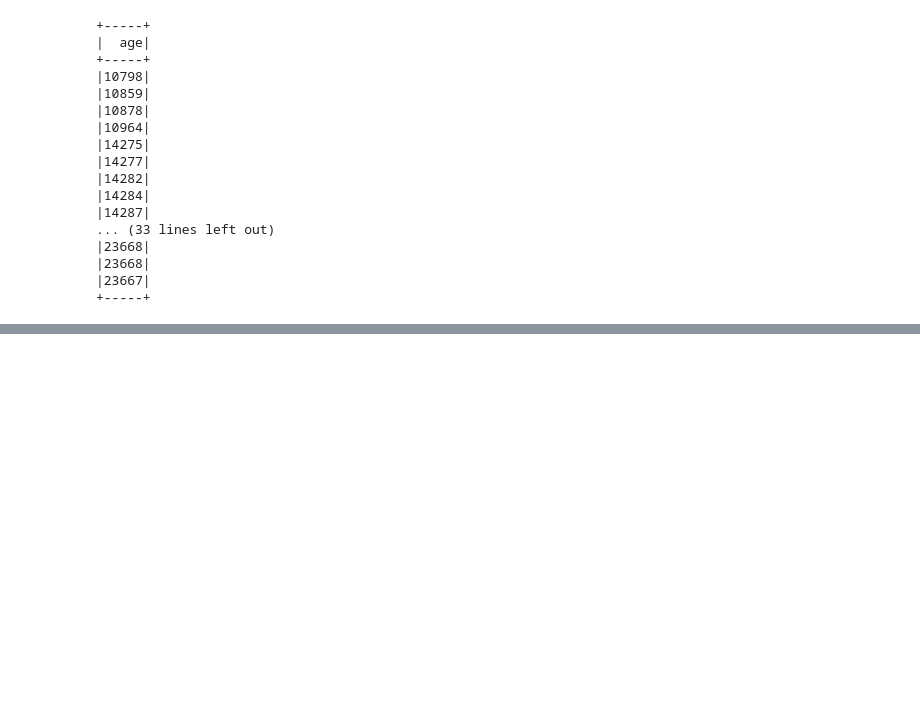
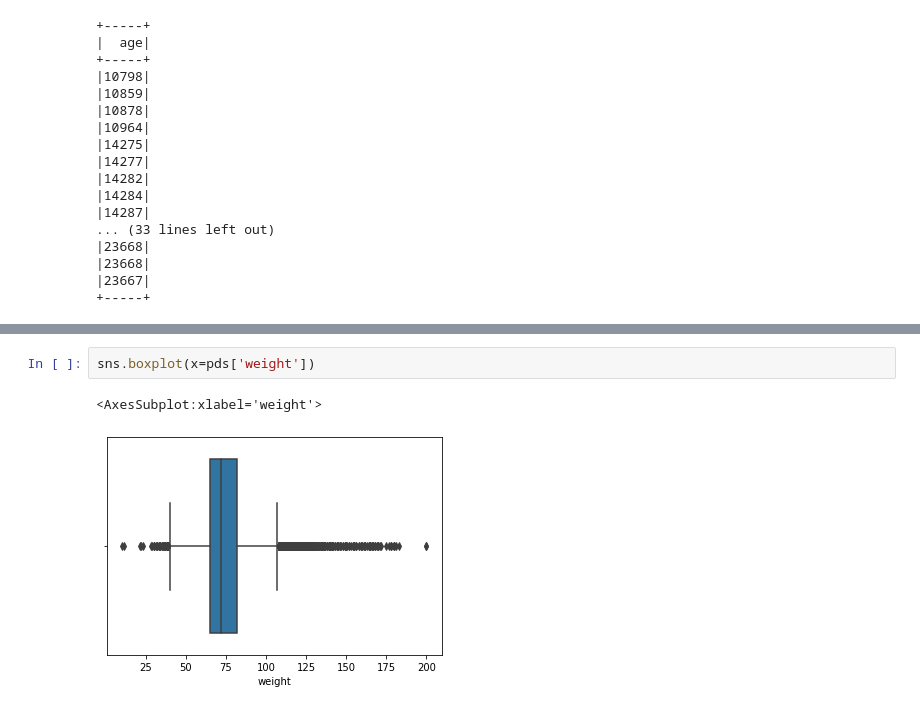
Before and after one commit to ydai992-uoa/INFOSYS722-BDAS, a Jupyter notebook: code/BDAS.ipynb, the cells around one changed output, grey strips where cells are left out. Saved outputs shown, nothing was run; the diff lists cells and outputs as text; blank space fills up the shorter version.

```diff
--- a/code/BDAS.ipynb
+++ b/code/BDAS.ipynb
@@ -144,0 +145,5 @@ df.select("age").orderBy(col("age").desc()).limit(20).show()
+# %%
+sns.boxplot(x=pds['weight'])
+# %% [output]
+<AxesSubplot:xlabel='weight'>
+[figure, added]
```
Also changed, not shown: parts of 30 cells of this notebook.
